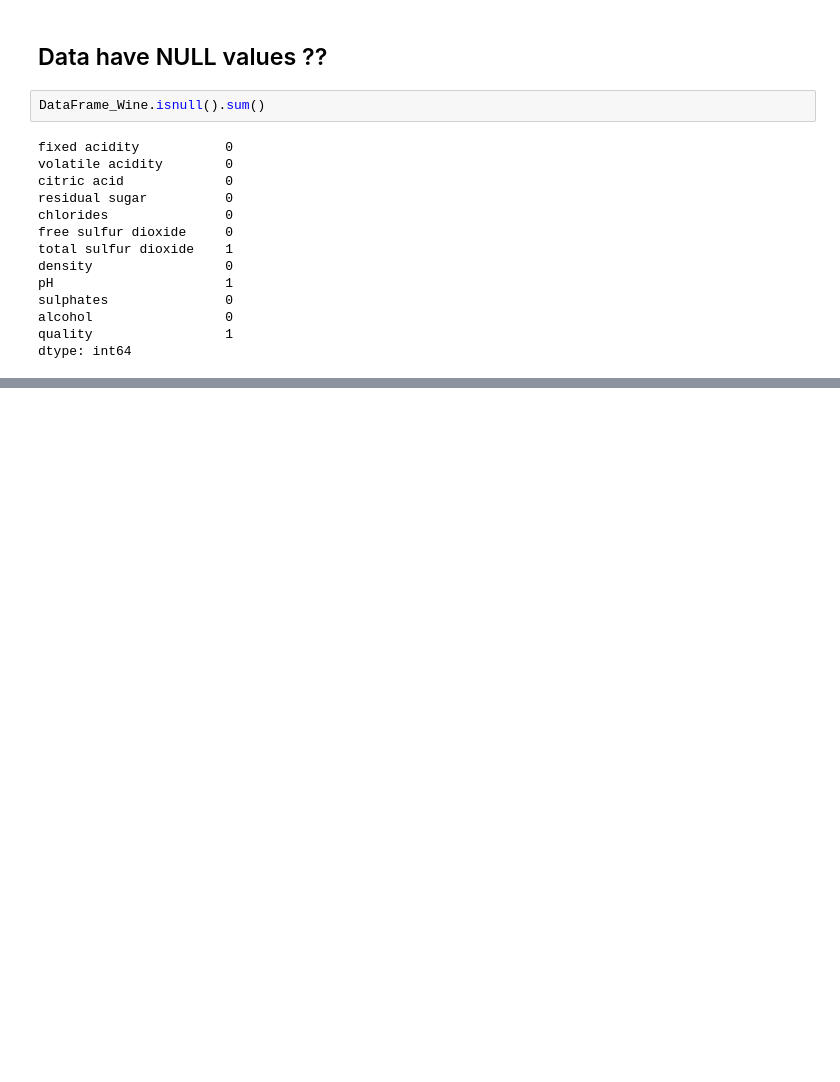
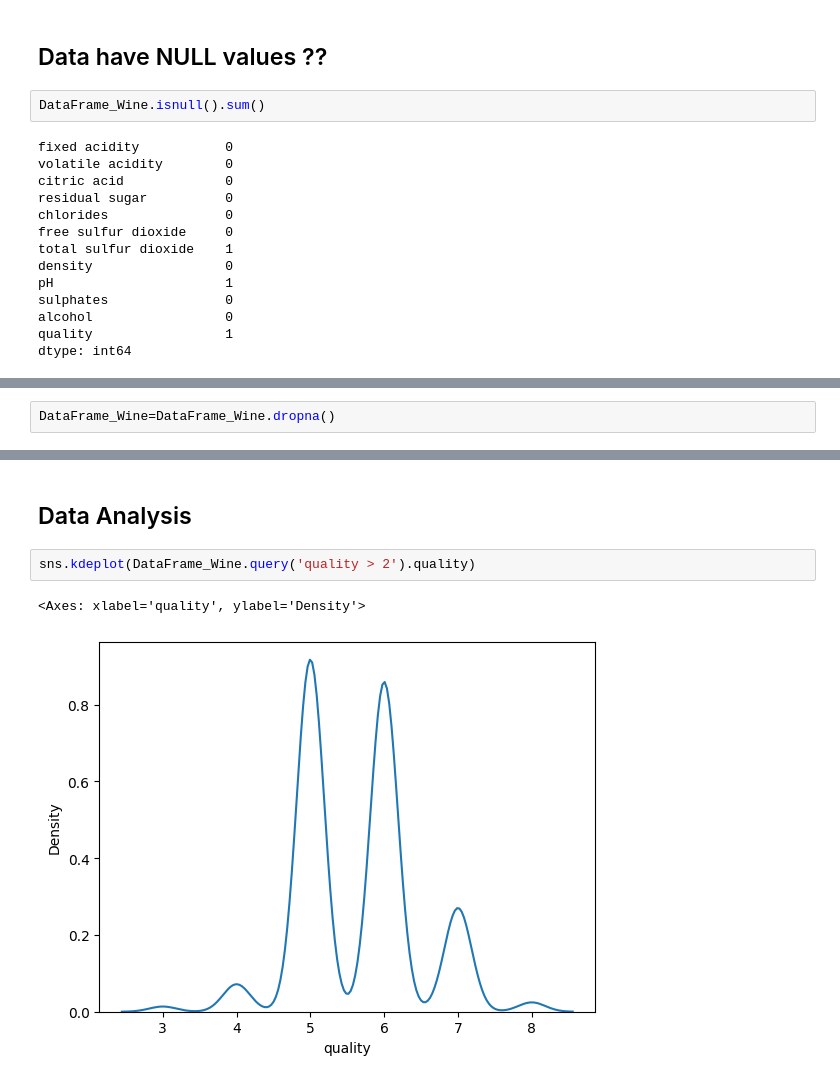
Before and after one commit to iAmTheBest4222/wine_quality_predicton, a Jupyter notebook: wine_quality_pridiction.ipynb, the cells around one changed output, grey strips where cells are left out. Cells and saved outputs as stored; diff of their text form; blank space fills up the shorter version.

```diff
--- a/wine_quality_pridiction.ipynb
+++ b/wine_quality_pridiction.ipynb
@@ -56,0 +63,2 @@ dtype: int64
+# %%
+DataFrame_Wine=DataFrame_Wine.dropna()
@@ -56,0 +108,7 @@ dtype: int64
+# %% [markdown]
+## Data Analysis
+# %%
+sns.kdeplot(DataFrame_Wine.query('quality > 2').quality)
+# %% [output]
+<Axes: xlabel='quality', ylabel='Density'>
+[figure, added]
```
Also changed, not shown: parts of 22 cells of this notebook.
